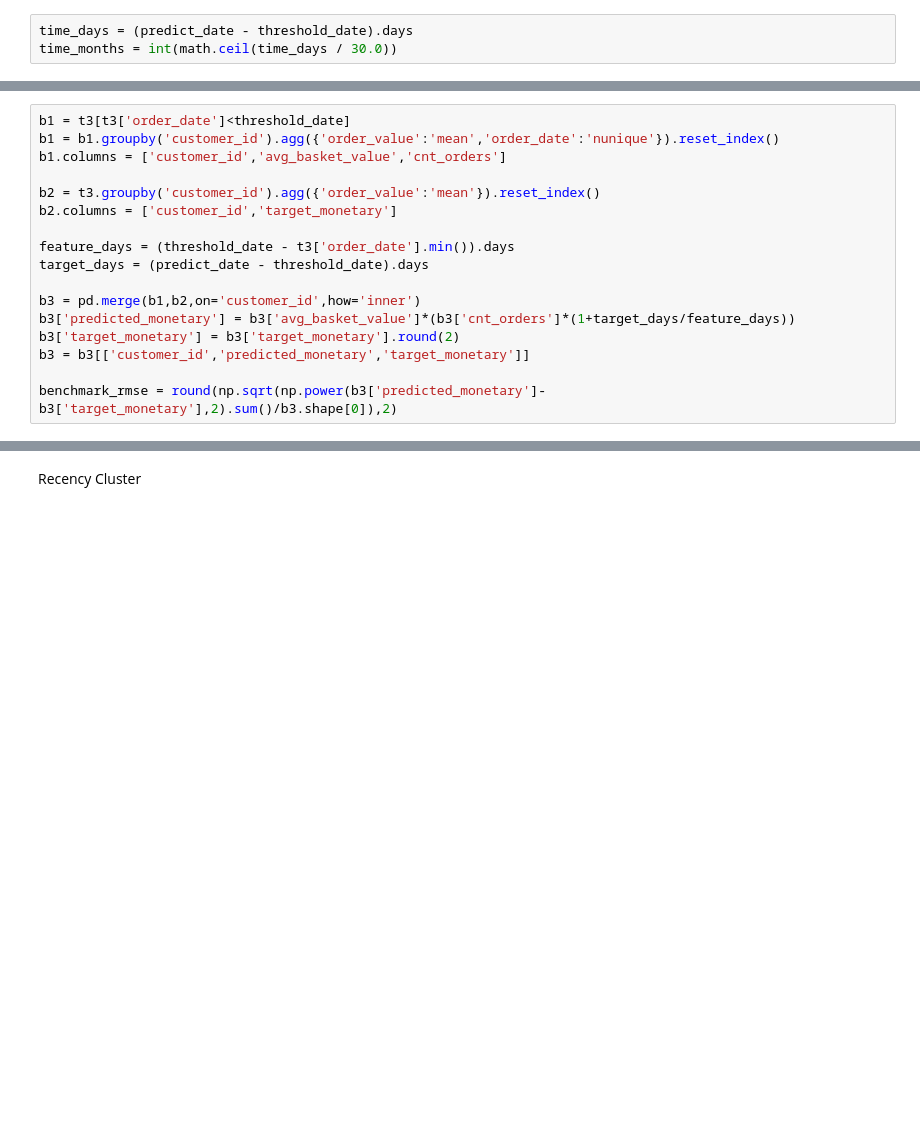
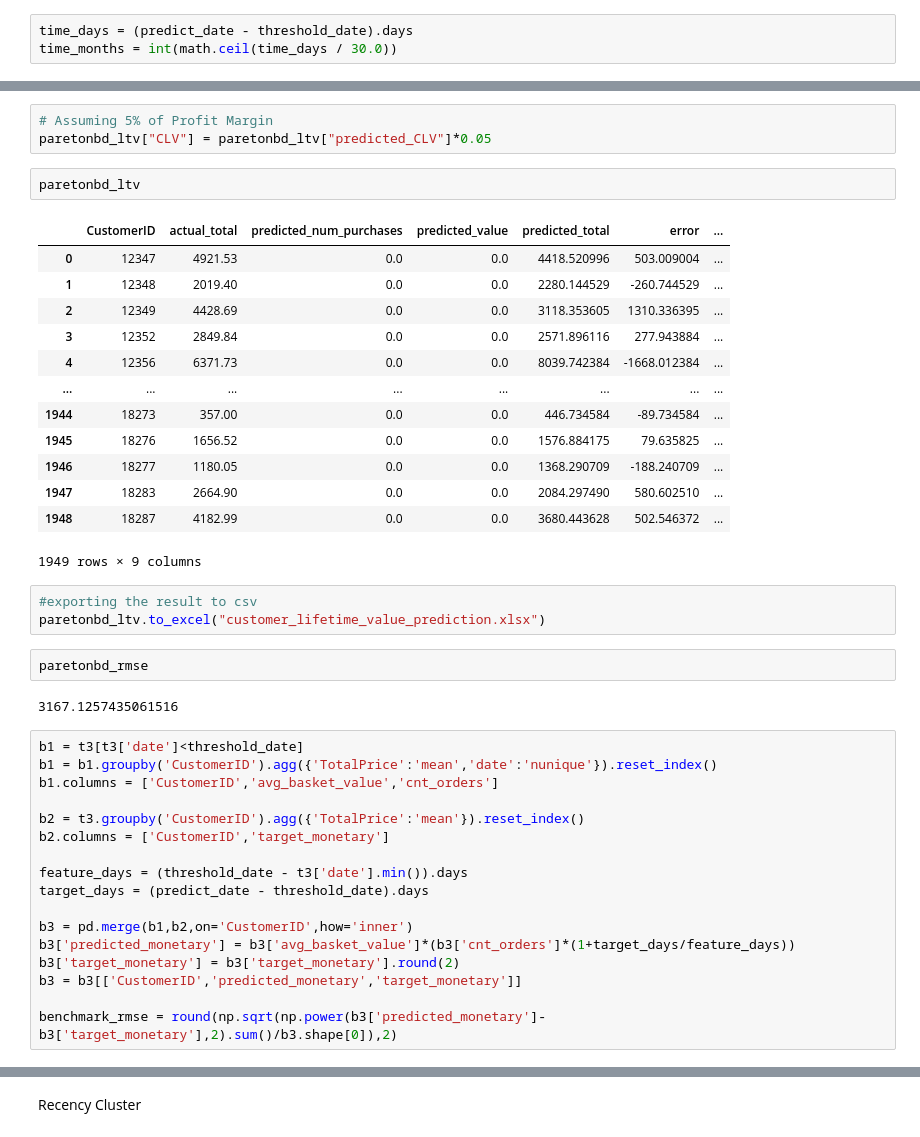
Before and after one commit to mahapara2411/Sentiment-Analysis, a Jupyter notebook: CLV_CUSTOMER_SEGMENTATION.ipynb, the cells around one changed output, grey strips where cells are left out. Cells and saved outputs as stored; diff of their text form; blank space fills up the shorter version.

```diff
--- a/CLV_CUSTOMER_SEGMENTATION.ipynb
+++ b/CLV_CUSTOMER_SEGMENTATION.ipynb
@@ -239,18 +354,44 @@ paretonbd_ltv, paretonbd_rmse = predict_value(summary,
+# %%
+# Assuming 5% of Profit Margin
+paretonbd_ltv["CLV"] = paretonbd_ltv["predicted_CLV"]*0.05
+# %%
+paretonbd_ltv
+# %% [output]
+|  | CustomerID | actual_total | predicted_num_purchases | predicted_value | predicted_total | error | ... |
+| 0 | 12347 | 4921.53 | 0.0 | 0.0 | 4418.520996 | 503.009004 | ... |
+| 1 | 12348 | 2019.40 | 0.0 | 0.0 | 2280.144529 | -260.744529 | ... |
+| 2 | 12349 | 4428.69 | 0.0 | 0.0 | 3118.353605 | 1310.336395 | ... |
+| 3 | 12352 | 2849.84 | 0.0 | 0.0 | 2571.896116 | 277.943884 | ... |
+| 4 | 12356 | 6371.73 | 0.0 | 0.0 | 8039.742384 | -1668.012384 | ... |
+| ... | ... | ... | ... | ... | ... | ... | ... |
+| 1944 | 18273 | 357.00 | 0.0 | 0.0 | 446.734584 | -89.734584 | ... |
+| 1945 | 18276 | 1656.52 | 0.0 | 0.0 | 1576.884175 | 79.635825 | ... |
+| 1946 | 18277 | 1180.05 | 0.0 | 0.0 | 1368.290709 | -188.240709 | ... |
+| 1947 | 18283 | 2664.90 | 0.0 | 0.0 | 2084.297490 | 580.602510 | ... |
+| 1948 | 18287 | 4182.99 | 0.0 | 0.0 | 3680.443628 | 502.546372 | ... |
+1949 rows × 9 columns
+# %%
+#exporting the result to csv
+paretonbd_ltv.to_excel("customer_lifetime_value_prediction.xlsx")
+# %%
+paretonbd_rmse
+# %% [output]
+3167.1257435061516
 # %%
-b1 = t3[t3['order_date']<threshold_date]
-b1 = b1.groupby('customer_id').agg({'order_value':'mean','order_date':'nunique'}).reset_index()
-b1.columns = ['customer_id','avg_basket_value','cnt_orders']
+b1 = t3[t3['date']<threshold_date]
+b1 = b1.groupby('CustomerID').agg({'TotalPrice':'mean','date':'nunique'}).reset_index()
+b1.columns = ['CustomerID','avg_basket_value','cnt_orders']
 
-b2 = t3.groupby('customer_id').agg({'order_value':'mean'}).reset_index()
-b2.columns = ['customer_id','target_monetary']
+b2 = t3.groupby('CustomerID').agg({'TotalPrice':'mean'}).reset_index()
+b2.columns = ['CustomerID','target_monetary']
 
-feature_days = (threshold_date - t3['order_date'].min()).days
+feature_days = (threshold_date - t3['date'].min()).days
 target_days = (predict_date - threshold_date).days
 
-b3 = pd.merge(b1,b2,on='customer_id',how='inner')
+b3 = pd.merge(b1,b2,on='CustomerID',how='inner')
 b3['predicted_monetary'] = b3['avg_basket_value']*(b3['cnt_orders']*(1+target_days/feature_days))
 b3['target_monetary'] = b3['target_monetary'].round(2)
-b3 = b3[['customer_id','predicted_monetary','target_monetary']]
+b3 = b3[['CustomerID','predicted_monetary','target_monetary']]
 
 benchmark_rmse = round(np.sqrt(np.power(b3['predicted_monetary']-b3['target_monetary'],2).sum()/b3.shape[0]),2)
 # %%
```
Also changed, not shown: parts of 44 cells of this notebook.
